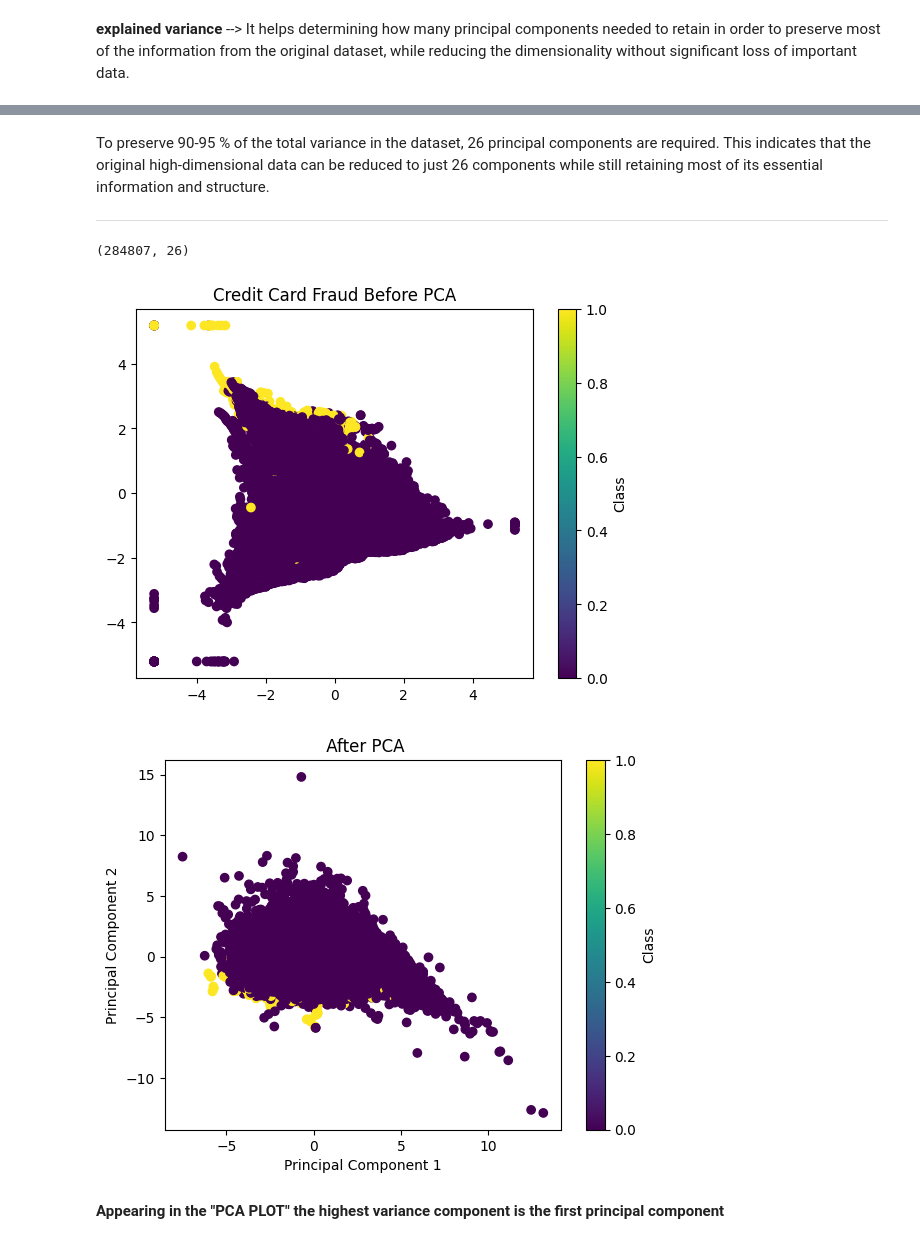
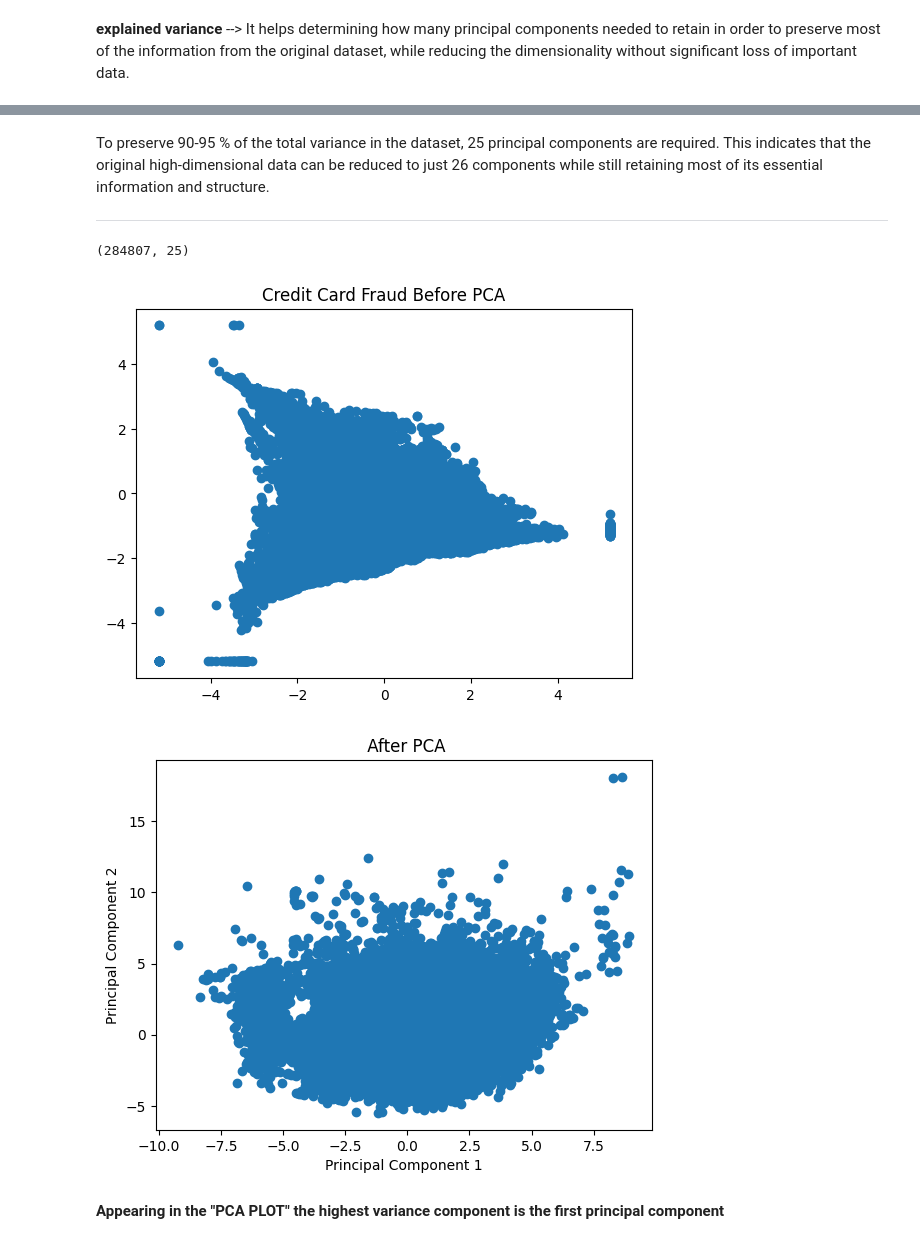
Before and after one commit to Naseem-Ananzeh/Ml2_Final_Project, a Jupyter notebook: Final_Project_ML2_Credit_Card.ipynb, the cells around one changed output, grey strips where cells are left out. Cells and saved outputs as stored; diff of their text form; code cells hidden in the pictures.

```diff
--- a/Final_Project_ML2_Credit_Card.ipynb
+++ b/Final_Project_ML2_Credit_Card.ipynb
@@ -78,9 +99,13 @@ y = C_card['Class']
 **The Histogram** shows 25 histograms for variables V1 to V28 and Amount, indicating mostly non-normal distributions with varying skewness.
 
 ---
-# %%
-x['Hour'] = (x['Time'] // 3600) % 24
-x['Amount_log'] = np.log1p(x['Amount'])
+# %%
+x['Hour'] = (x['Time'] // 3600) % 24
+median_amount = x['Amount'].median()
+x['Amount_vs_Median'] = x['Amount'] / median_amount
+# Note: This feature captures how much a transaction amount deviates from the median.
+# It helps identify transactions that are unusually high or low compared to typical values,
+# which can be useful for detecting anomalies like fraud.
 # %%
 x=x.drop(['Time'],axis=1)
 # %%
@@ -93,10 +118,8 @@ plt.show()
 # %%
-col = ["V1", "V2",'V3','V5', "V6", "V7","V8","V10", "V11", "V15", "V16", "V17", "V21", "V23", "V25", "V27", "V28", "Amount","Hour"]
+col = ["V1", "V2",'V3','V5', "V6", "V7","V8","V10", "V11", "V15", "V16", "V17", "V21", "V23", "V25", "V27", "V28", "Amount","Amount_vs_Median","Hour"]
 
-from sklearn.preprocessing import PowerTransformer
-
-from sklearn.preprocessing import QuantileTransformer
-qt = QuantileTransformer(output_distribution='normal')
+from sklearn.preprocessing import QuantileTransformer           # Note: QuantileTransformer changes the distribution of the data
+qt = QuantileTransformer(output_distribution='normal')          # to be more Gaussian-like (or uniform), but it preserves the ordinal
 x[col] = qt.fit_transform(x[col])
 # %%
 #Visualize feature distribution
@@ -108,6 +131,6 @@ plt.show()
 # We applied a scaler to the new features because the V1–V28 features was already scaled by the  PCA from the original data .
 from sklearn.preprocessing import StandardScaler
 scaler = StandardScaler()
-x_scaled = scaler.fit_transform(x)
-x_scaled=pd.DataFrame(x_scaled,columns=x.columns)
+x[["Amount","Hour","Amount_vs_Median"]] = scaler.fit_transform(x[["Amount","Hour","Amount_vs_Median"]])
+x_scaled=pd.DataFrame(x,columns=x.columns)
 # %%
@@ -179,5 +195,5 @@ plt.show()
 # %% [markdown]
-To preserve 90-95 % of the total variance in the dataset, 26 principal components are required. This indicates that the original high-dimensional data can be reduced to just 26 components while still retaining most of its essential information and structure.
+To preserve 90-95 % of the total variance in the dataset, 25 principal components are required. This indicates that the original high-dimensional data can be reduced to just 26 components while still retaining most of its essential information and structure.
 
 ---
 # %%
@@ -185,23 +201,21 @@ pca_reduced = PCA(n_components=n_components,random_state=42)
 x_pca_reduced = pca_reduced.fit_transform(x_scaled)
 x_pca_reduced.shape
 # %% [output]
-(284807, 26)
+(284807, 25)
 # %%
-plt.scatter(x_scaled.iloc[:, 0], x_scaled.iloc[:, 1], c=y)
+plt.scatter(x_scaled.iloc[:, 0], x_scaled.iloc[:, 1])
 plt.title('Credit Card Fraud Before PCA')
-plt.colorbar(label='Class')
 plt.show()
 # %% [output]
-[figure, old version]
+[figure, new version]
 # %%
-plt.scatter(x_pca_reduced[:, 0], x_pca_reduced[:, 1], c=y)
+plt.scatter(x_pca_reduced[:, 0], x_pca_reduced[:, 1])
 plt.xlabel('Principal Component 1')
 plt.ylabel('Principal Component 2')
 plt.title(' After PCA')
-plt.colorbar(label='Class')
 plt.show()
 # %% [output]
-[figure, old version]
+[figure, new version]
 # %% [markdown]
 **Appearing in the "PCA PLOT" the highest variance component is the first principal component**
 # %% [markdown]
```
Also changed, not shown: parts of 9 cells of this notebook.
